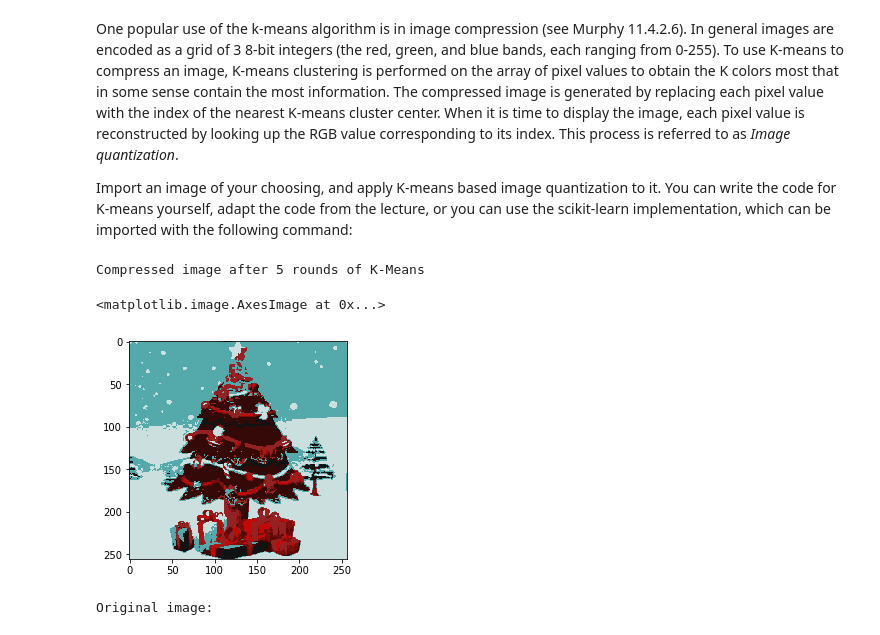
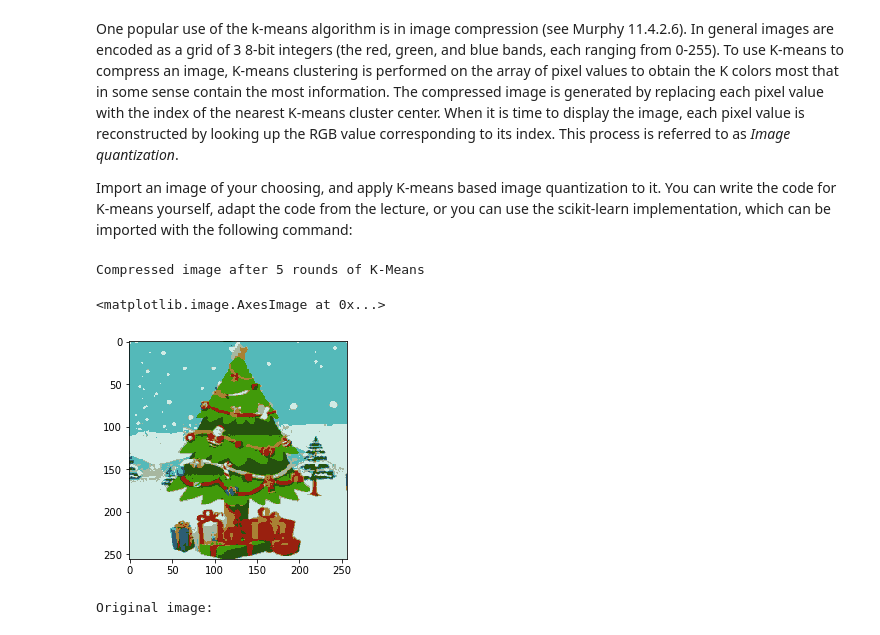
Before and after one commit to UMT-CS447-547-Fall-2018/Homework_4, a Jupyter notebook: Homework_4.ipynb, the cells around one changed output. Drawn from its saved outputs; the diff is of its cells as text; code cells hidden in the pictures.

Commit message:
Fixed a problem with my compressed images all having a red tint

```diff
--- a/Homework_4.ipynb
+++ b/Homework_4.ipynb
@@ -43,7 +43,7 @@ class Cluster:
         self.blue = blueMean
 
     def recalculateMeans(self, pixels):
-        totalMembers = 0
+        totalMembers = 1
         sum_red = 0
         sum_blue = 0
         sum_green = 0
@@ -56,7 +56,7 @@ class Cluster:
 
         self.red = sum_red/totalMembers
         self.blue = sum_blue/totalMembers
-        self.green = sum_blue/totalMembers
+        self.green = sum_green/totalMembers
 
 
 # Create a pixel class
@@ -134,35 +134,35 @@ N = 8 # number of clusters
 clusters = []
 
 # Randomly assign initial classes to each pixel object
 for i in range(0, m):
-    flattenedImage[i].setClassMembership(np.random.randint(0, 8))
+    flattenedImage[i].setClassMembership(np.random.randint(0, N))
 
 # Initialize and randomly assign mean values to each cluster
 for i in range(0, N):
     randomRedMean = np.random.randint(0, 255)
     randomGreenMean = np.random.randint(0, 255)
     randomBlueMean = np.random.randint(0, 255)
     clusters.append(Cluster(i, randomRedMean, randomGreenMean, randomBlueMean))
 
 # Head into the K-cluster loop!
 for i in range(0, 5):
     # reassign class membership based on the closest cluster
     for i in range(0, len(flattenedImage)):
         flattenedImage[i].reassignClassMembershipClosestCluster(clusters)
 
     # update means for each cluster
     for i in range(0, N):
         clusters[i].recalculateMeans(flattenedImage)
 
 # Now that we have calculated the cluster means, we need to compress the image by associating each
 
 print('Compressed image after 5 rounds of K-Means')
 newImage = reformattImage(flattenedImage, imageWidth, imageHeight, clusters)
 plt.imshow(newImage)
 # %% [output]
 Compressed image after 5 rounds of K-Means
 <matplotlib.image.AxesImage at 0x...>
-[figure, old version]
+[figure, new version]
 # %%
 print('Original image:')
 plt.imshow(image) # show the original image
```
Also changed, not shown: 1 other file.
